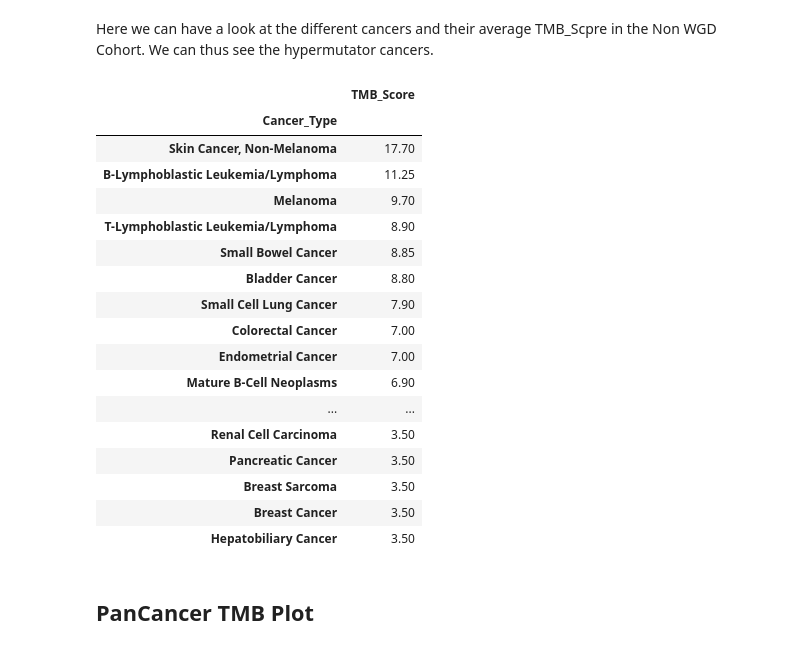
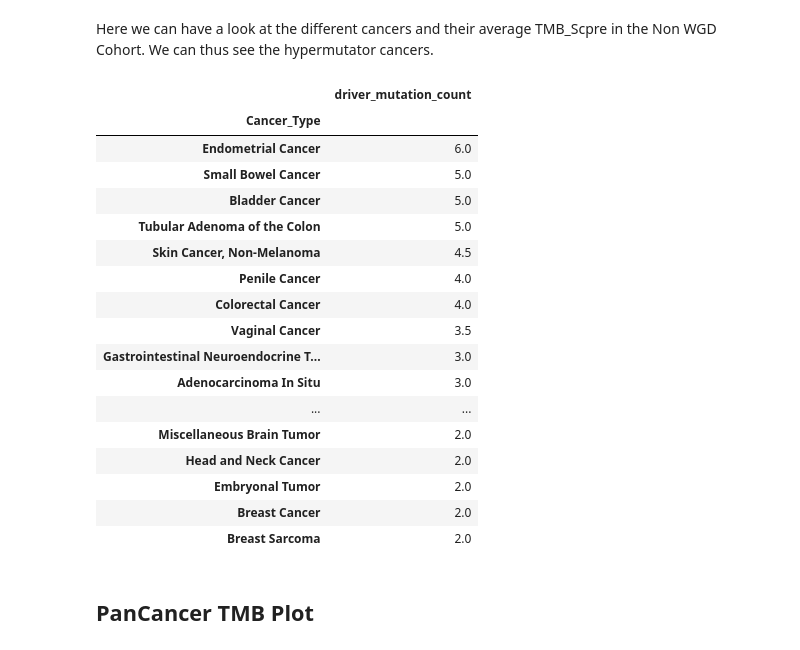
Before and after one commit to emilecohen/mskimpact_tp53_exploration, a Jupyter notebook: analysis/exploratory_analysis/cancer_analysis/TMB_pancancer.ipynb, the cells around one changed output. Saved outputs shown, nothing was run; the diff lists cells and outputs as text; code cells hidden in the pictures.

```diff
--- a/analysis/exploratory_analysis/cancer_analysis/TMB_pancancer.ipynb
+++ b/analysis/exploratory_analysis/cancer_analysis/TMB_pancancer.ipynb
@@ -258,26 +258,26 @@ plt.show()
 Here we can have a look at the different cancers and their average TMB_Scpre in the Non WGD Cohort.
 We can thus see the hypermutator cancers.
 # %%
-master_no_wgd[['Cancer_Type', 'TMB_Score']].groupby(['Cancer_Type'])[['TMB_Score']].median().sort_values(by='TMB_Score', ascending=False).head(30)
+master_no_wgd[['Cancer_Type', 'driver_mutation_count']].groupby(['Cancer_Type'])[['driver_mutation_count']].median().sort_values(by='driver_mutation_count', ascending=False).head(30)
 # %% [output]
-|  | TMB_Score |
+|  | driver_mutation_count |
 | Cancer_Type |  |
-| Skin Cancer, Non-Melanoma | 17.70 |
-| B-Lymphoblastic Leukemia/Lymphoma | 11.25 |
-| Melanoma | 9.70 |
-| T-Lymphoblastic Leukemia/Lymphoma | 8.90 |
-| Small Bowel Cancer | 8.85 |
-| Bladder Cancer | 8.80 |
-| Small Cell Lung Cancer | 7.90 |
-| Colorectal Cancer | 7.00 |
-| Endometrial Cancer | 7.00 |
-| Mature B-Cell Neoplasms | 6.90 |
+| Endometrial Cancer | 6.0 |
+| Small Bowel Cancer | 5.0 |
+| Bladder Cancer | 5.0 |
+| Tubular Adenoma of the Colon | 5.0 |
+| Skin Cancer, Non-Melanoma | 4.5 |
+| Penile Cancer | 4.0 |
+| Colorectal Cancer | 4.0 |
+| Vaginal Cancer | 3.5 |
+| Gastrointestinal Neuroendocrine T... | 3.0 |
+| Adenocarcinoma In Situ | 3.0 |
 | ... | ... |
-| Renal Cell Carcinoma | 3.50 |
-| Pancreatic Cancer | 3.50 |
-| Breast Sarcoma | 3.50 |
-| Breast Cancer | 3.50 |
-| Hepatobiliary Cancer | 3.50 |
+| Miscellaneous Brain Tumor | 2.0 |
+| Head and Neck Cancer | 2.0 |
+| Embryonal Tumor | 2.0 |
+| Breast Cancer | 2.0 |
+| Breast Sarcoma | 2.0 |
 # %% [markdown]
 ## PanCancer TMB Plot
 # %%
```
Also changed, not shown: 10 other files.
